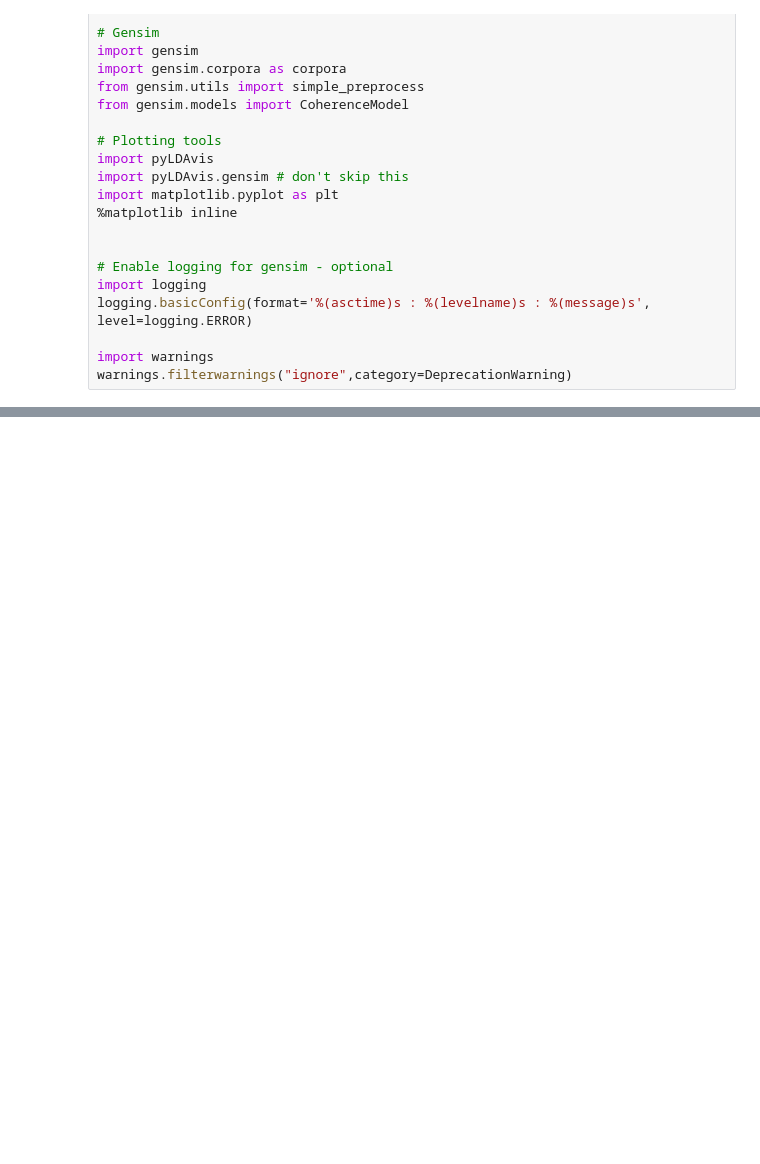
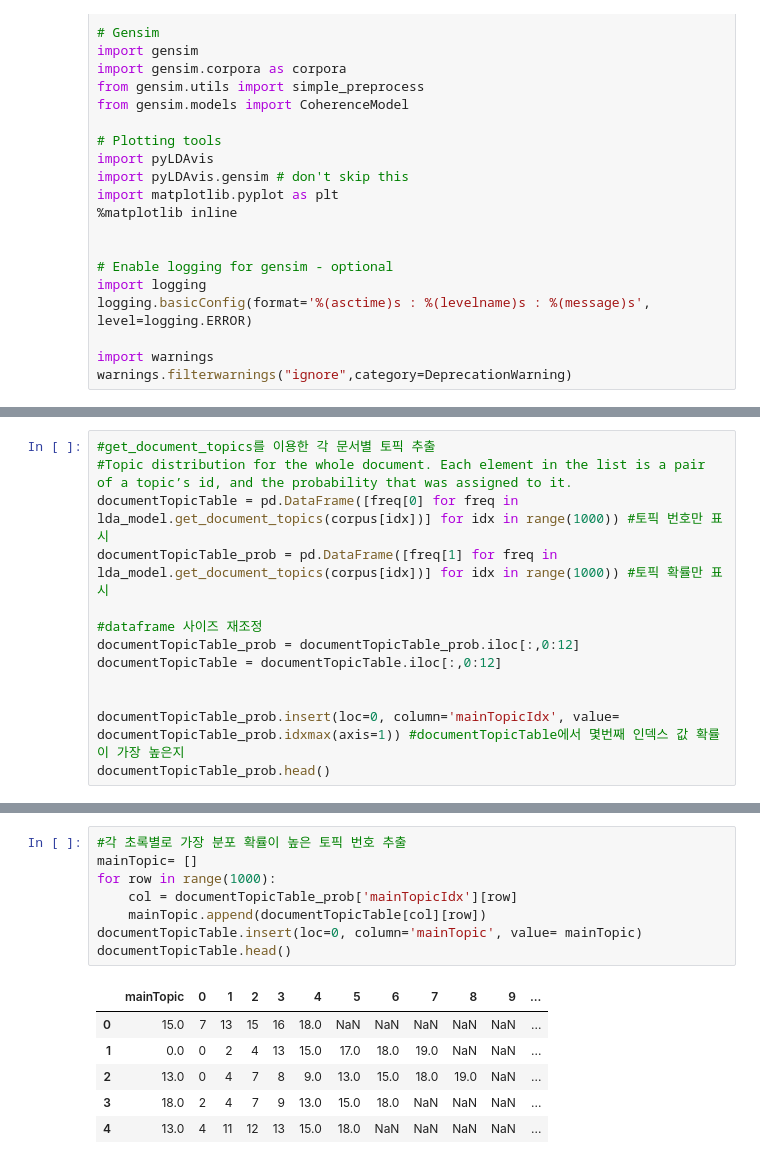
Before and after one commit to Lijuet/ITrend, a Jupyter notebook: topicModling.ipynb, the cells around one changed output, grey strips where cells are left out. Drawn from its saved outputs; the diff is of its cells as text; blank space fills up the shorter version.

```diff
--- a/topicModling.ipynb
+++ b/topicModling.ipynb
@@ -163,0 +173,13 @@ print(topics)
+# %%
+#get_document_topics를 이용한 각 문서별 토픽 추출
+#Topic distribution for the whole document. Each element in the list is a pair of a topic’s id, and the probability that was assigned to it.
+documentTopicTable = pd.DataFrame([freq[0] for freq in lda_model.get_document_topics(corpus[idx])] for idx in range(1000)) #토픽 번호만 표시
+documentTopicTable_prob = pd.DataFrame([freq[1] for freq in lda_model.get_document_topics(corpus[idx])] for idx in range(1000)) #토픽 확률만 표시
+
+#dataframe 사이즈 재조정
+documentTopicTable_prob = documentTopicTable_prob.iloc[:,0:12]
+documentTopicTable = documentTopicTable.iloc[:,0:12]
+
+
+documentTopicTable_prob.insert(loc=0, column='mainTopicIdx', value= documentTopicTable_prob.idxmax(axis=1)) #documentTopicTable에서 몇번째 인덱스 값 확률이 가장 높은지
+documentTopicTable_prob.head()
@@ -164,3 +193,18 @@ print(topics)
+# %%
+#각 초록별로 가장 분포 확률이 높은 토픽 번호 추출
+mainTopic= []
+for row in range(1000):
+    col = documentTopicTable_prob['mainTopicIdx'][row]
+    mainTopic.append(documentTopicTable[col][row])
+documentTopicTable.insert(loc=0, column='mainTopic', value= mainTopic)
+documentTopicTable.head()
+# %% [output]
+|  | mainTopic | 0 | 1 | 2 | 3 | 4 | 5 | 6 | 7 | 8 | 9 | ... |
+| 0 | 15.0 | 7 | 13 | 15 | 16 | 18.0 | NaN | NaN | NaN | NaN | NaN | ... |
+| 1 | 0.0 | 0 | 2 | 4 | 13 | 15.0 | 17.0 | 18.0 | 19.0 | NaN | NaN | ... |
+| 2 | 13.0 | 0 | 4 | 7 | 8 | 9.0 | 13.0 | 15.0 | 18.0 | 19.0 | NaN | ... |
+| 3 | 18.0 | 2 | 4 | 7 | 9 | 13.0 | 15.0 | 18.0 | NaN | NaN | NaN | ... |
+| 4 | 13.0 | 4 | 11 | 12 | 13 | 15.0 | 18.0 | NaN | NaN | NaN | NaN | ... |
 # %%
 # Compute Perplexity
 print('\nPerplexity: ', lda_model.log_perplexity(corpus)) # a measure of how good the model is. lower the better.
```
Also changed, not shown: parts of 14 cells of this notebook.
